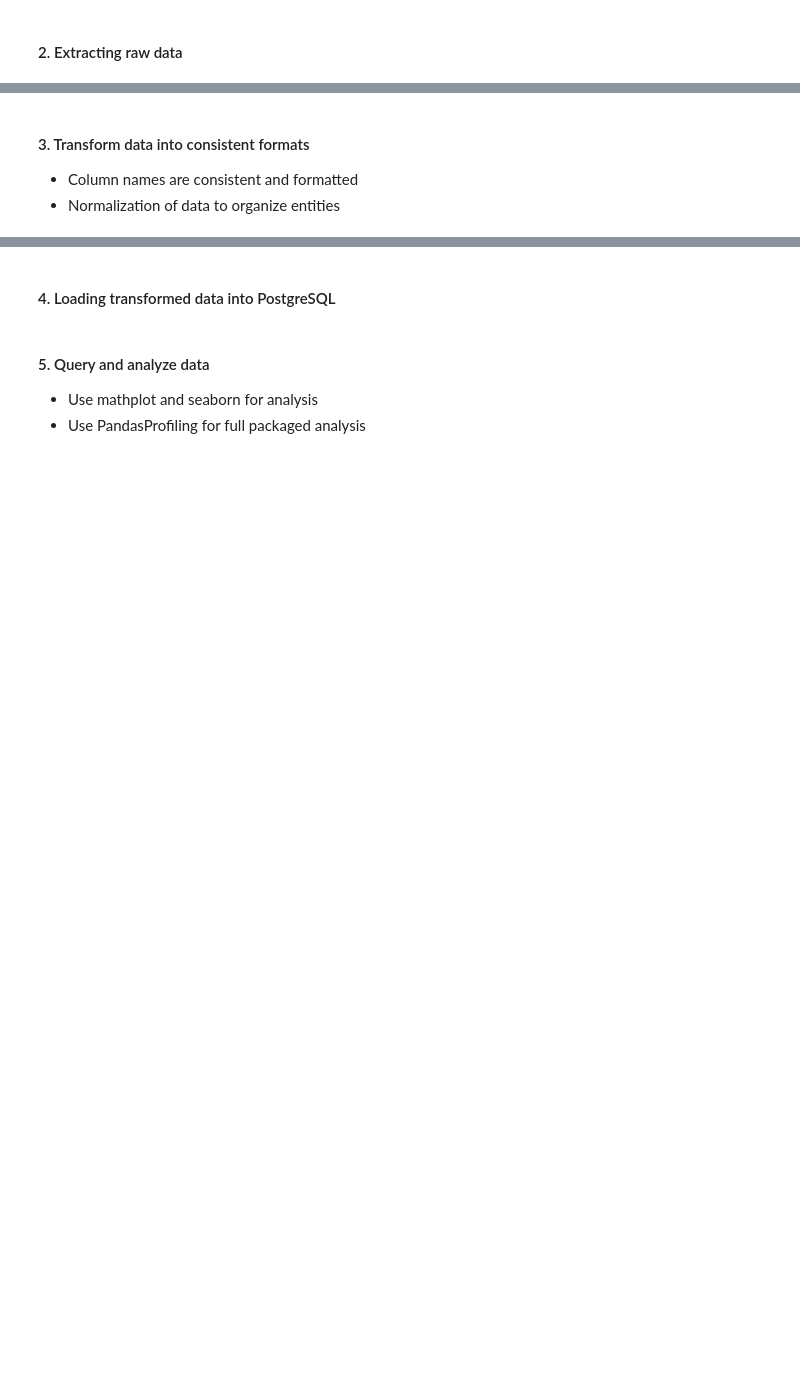
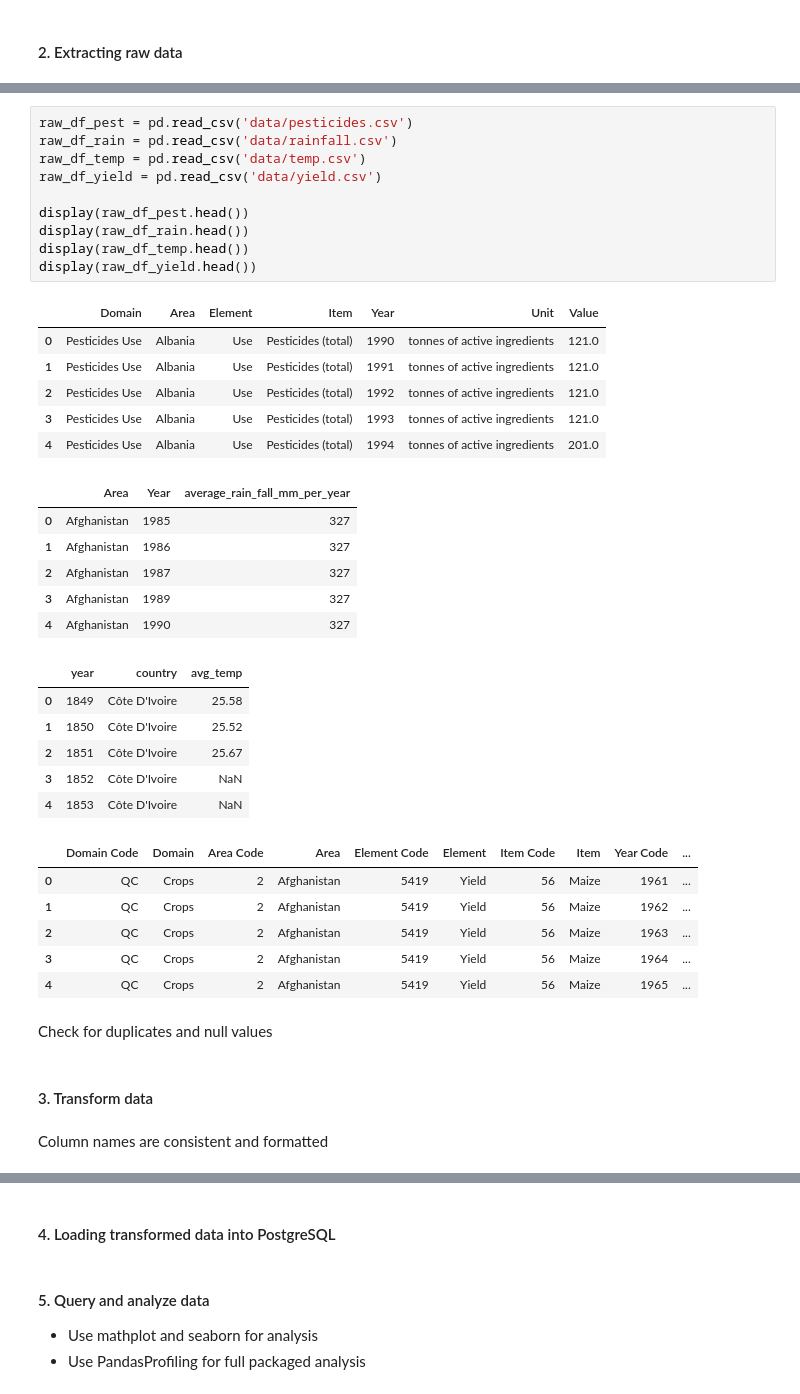
Before and after one commit to JamMeisy/college_cselec1c_finals, a Jupyter notebook: finals.ipynb, the cells around one changed output, grey strips where cells are left out. Saved outputs shown, nothing was run; the diff lists cells and outputs as text; blank space fills up the shorter version.

Commit message:
Extract Transform

```diff
--- a/finals.ipynb
+++ b/finals.ipynb
@@ -12,4 +17,41 @@ Path to dataset files: C:\Users\Jam\.cache\kagglehub\datasets\patelris\crop-yiel
-# %% [markdown]
-#### 3. Transform data into consistent formats
-- Column names are consistent and formatted
-- Normalization of data to organize entities
+# %%
+raw_df_pest = pd.read_csv('data/pesticides.csv')
+raw_df_rain = pd.read_csv('data/rainfall.csv')
+raw_df_temp = pd.read_csv('data/temp.csv')
+raw_df_yield = pd.read_csv('data/yield.csv')
+
+display(raw_df_pest.head())
+display(raw_df_rain.head())
+display(raw_df_temp.head())
+display(raw_df_yield.head())
+# %% [output]
+|  | Domain | Area | Element | Item | Year | Unit | Value |
+| 0 | Pesticides Use | Albania | Use | Pesticides (total) | 1990 | tonnes of active ingredients | 121.0 |
+| 1 | Pesticides Use | Albania | Use | Pesticides (total) | 1991 | tonnes of active ingredients | 121.0 |
+| 2 | Pesticides Use | Albania | Use | Pesticides (total) | 1992 | tonnes of active ingredients | 121.0 |
+| 3 | Pesticides Use | Albania | Use | Pesticides (total) | 1993 | tonnes of active ingredients | 121.0 |
+| 4 | Pesticides Use | Albania | Use | Pesticides (total) | 1994 | tonnes of active ingredients | 201.0 |
+|  | Area | Year | average_rain_fall_mm_per_year |
+| 0 | Afghanistan | 1985 | 327 |
+| 1 | Afghanistan | 1986 | 327 |
+| 2 | Afghanistan | 1987 | 327 |
+| 3 | Afghanistan | 1989 | 327 |
+| 4 | Afghanistan | 1990 | 327 |
+|  | year | country | avg_temp |
+| 0 | 1849 | Côte D'Ivoire | 25.58 |
+| 1 | 1850 | Côte D'Ivoire | 25.52 |
+| 2 | 1851 | Côte D'Ivoire | 25.67 |
+| 3 | 1852 | Côte D'Ivoire | NaN |
+| 4 | 1853 | Côte D'Ivoire | NaN |
+|  | Domain Code | Domain | Area Code | Area | Element Code | Element | Item Code | Item | Year Code | ... |
+| 0 | QC | Crops | 2 | Afghanistan | 5419 | Yield | 56 | Maize | 1961 | ... |
+| 1 | QC | Crops | 2 | Afghanistan | 5419 | Yield | 56 | Maize | 1962 | ... |
+| 2 | QC | Crops | 2 | Afghanistan | 5419 | Yield | 56 | Maize | 1963 | ... |
+| 3 | QC | Crops | 2 | Afghanistan | 5419 | Yield | 56 | Maize | 1964 | ... |
+| 4 | QC | Crops | 2 | Afghanistan | 5419 | Yield | 56 | Maize | 1965 | ... |
+# %% [markdown]
+Check for duplicates and null values
+# %% [markdown]
+#### 3. Transform data
+# %% [markdown]
+Column names are consistent and formatted
```
Also changed, not shown: parts of 32 cells of this notebook.
